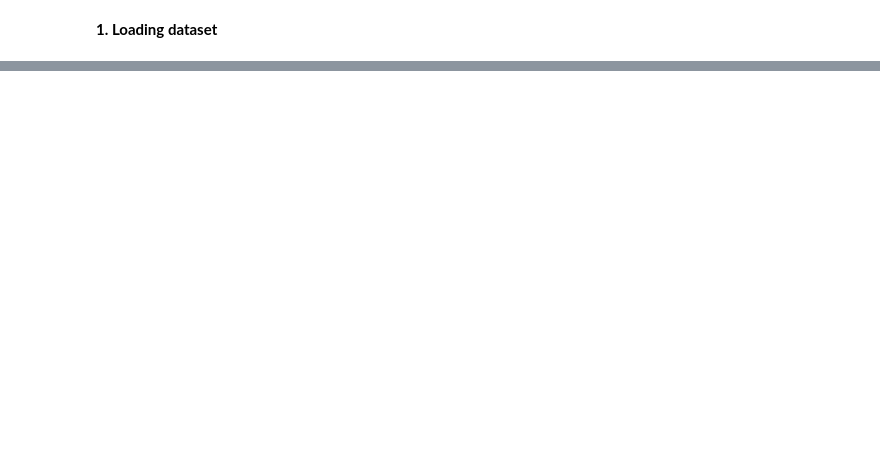
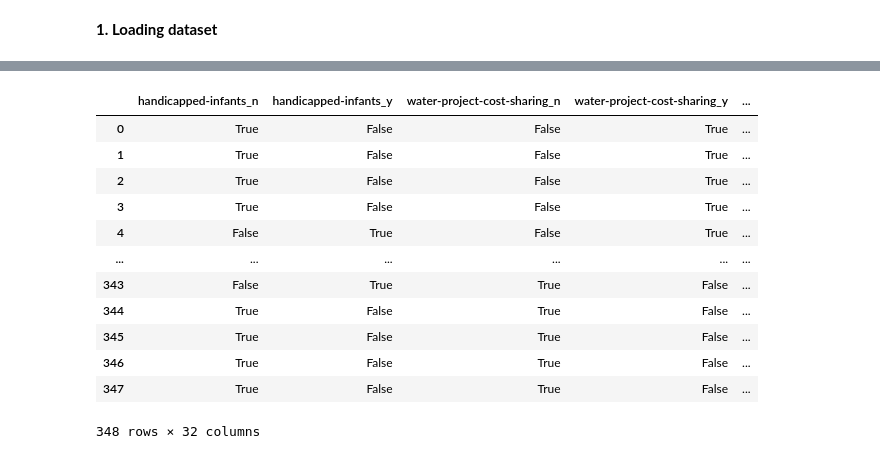
Before and after one commit to xhroch01/MPA-MLF, a Jupyter notebook: Lab5.ipynb, the cells around one changed output, grey strips where cells are left out. Drawn from its saved outputs; the diff is of its cells as text; code cells hidden in the pictures; blank space fills up the shorter version.

```diff
--- a/Lab5.ipynb
+++ b/Lab5.ipynb
@@ -92,0 +175,20 @@ pd_dataset
+# %%
+x_train.replace('?', np.nan, inplace=True)
+x_train.fillna(x_train.mode().iloc[0], inplace=True)
+x_train
+x=pd.get_dummies(x_train)
+x
+# %% [output]
+|  | handicapped-infants_n | handicapped-infants_y | water-project-cost-sharing_n | water-project-cost-sharing_y | ... |
+| 0 | True | False | False | True | ... |
+| 1 | True | False | False | True | ... |
+| 2 | True | False | False | True | ... |
+| 3 | True | False | False | True | ... |
+| 4 | False | True | False | True | ... |
+| ... | ... | ... | ... | ... | ... |
+| 343 | False | True | True | False | ... |
+| 344 | True | False | True | False | ... |
+| 345 | True | False | True | False | ... |
+| 346 | True | False | True | False | ... |
+| 347 | True | False | True | False | ... |
+348 rows × 32 columns
```
Also changed, not shown: parts of 28 cells of this notebook.
